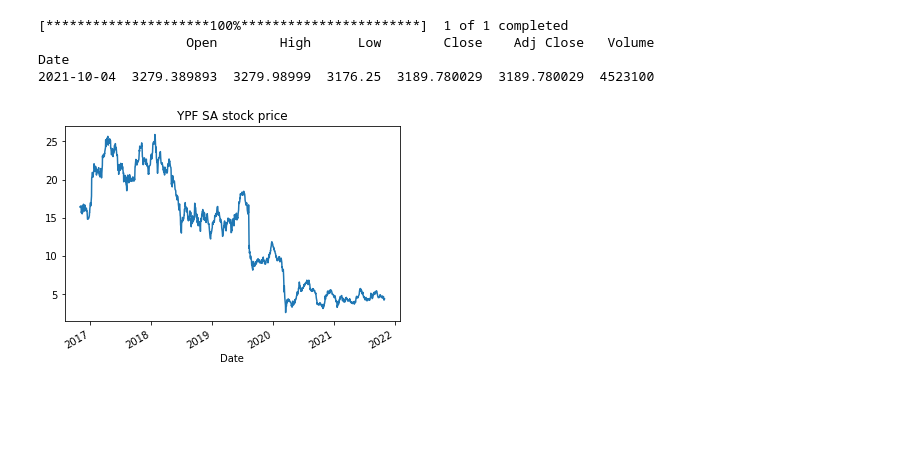
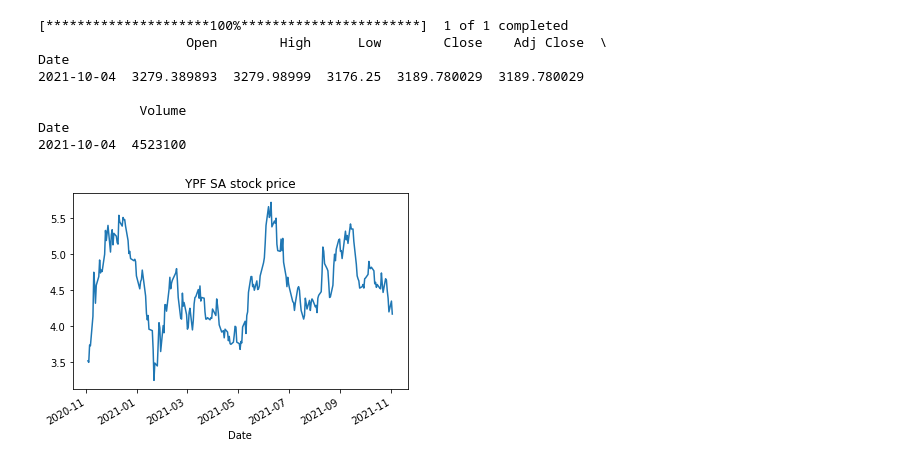
Before and after one commit to pptscdia2021/pp12021grupo2_a1-pp12021grupo2_a1, a Jupyter notebook: Practico 2/Webscraping/Jupyter/yFinance.ipynb, the cells around one changed output. Cells and saved outputs as stored; diff of their text form; code cells hidden in the pictures; blank space fills up the shorter version.

```diff
--- a/Practico 2/Webscraping/Jupyter/yFinance.ipynb
+++ b/Practico 2/Webscraping/Jupyter/yFinance.ipynb
@@ -27,14 +27,18 @@ def cotizaciones_yf(tickers, fecha_inicio, fecha_final):
 # %%
 if __name__ == "__main__":
   amzn = cotizaciones_yf("AMZN", "2021-10-03", "2021-10-05")
-  amzn.to_csv('Practico 2/Webscraping/Jupyter/csv/amzn.csv', index = False)
+  amzn.to_csv('csv/amzn.csv', index = False)
   print(amzn)
   ticker = yf.Ticker('YPF')
-  amzn_df = ticker.history(period="5y")
+  amzn_df = ticker.history(period="1y")
   amzn_df['Close'].plot(title="YPF SA stock price")
 # %% [output]
 [*********************100%***********************]  1 of 1 completed
-                   Open        High      Low        Close    Adj Close   Volume
+                   Open        High      Low        Close    Adj Close  \
 Date
-2021-10-04  3279.389893  3279.98999  3176.25  3189.780029  3189.780029  4523100
+2021-10-04  3279.389893  3279.98999  3176.25  3189.780029  3189.780029
+
+             Volume
+Date
+2021-10-04  4523100
-[figure, old version]
+[figure, new version]
```
Also changed, not shown: parts of 1 cell of this notebook, 9 other files.
